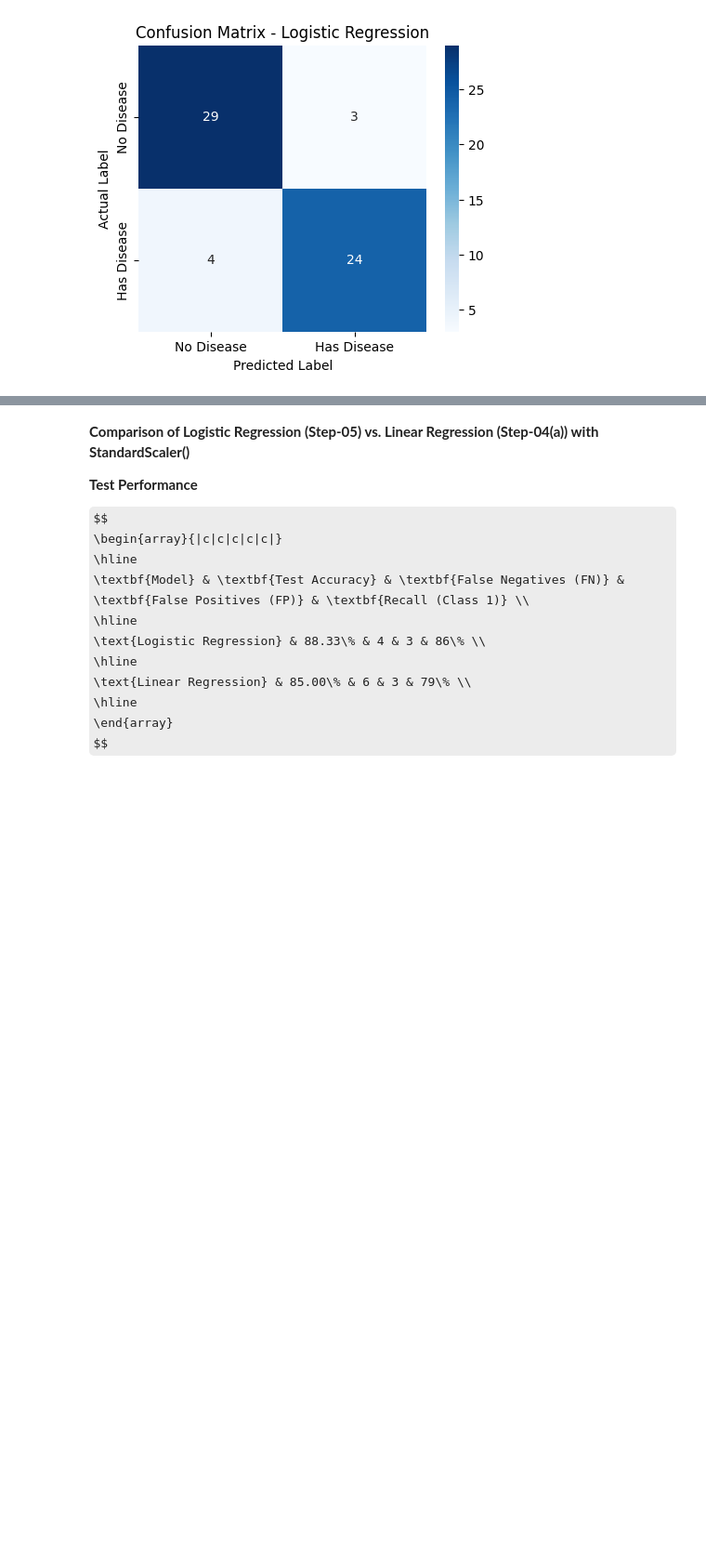
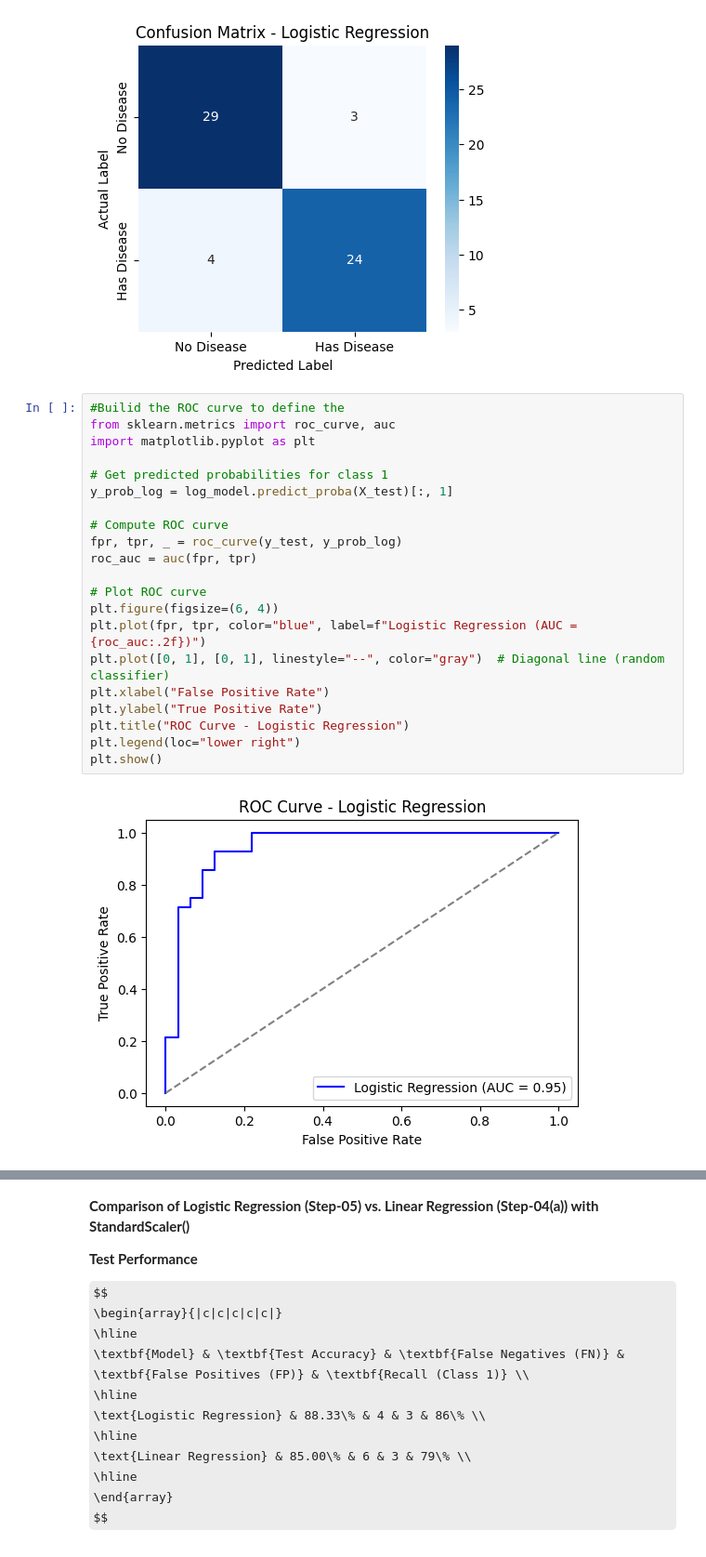
Before and after one commit to venkatanadikatla/pytorch, a Jupyter notebook: Heart_Disease_Prediction_Classification_model_with_Linear_Regression.ipynb, the cells around one changed output, grey strips where cells are left out. Shown: that part at 93% size. Saved outputs shown, nothing was run; the diff lists cells and outputs as text; some formulas as TeX source; blank space fills up the shorter version.

```diff
--- a/Heart_Disease_Prediction_Classification_model_with_Linear_Regression.ipynb
+++ b/Heart_Disease_Prediction_Classification_model_with_Linear_Regression.ipynb
@@ -1027,6 +1020,29 @@ def plot_confusion_matrix(y_true, y_pred, model_name="Model"):
 plot_confusion_matrix(y_test, y_pred_log, "Logistic Regression")
 # %% [output]
 [figure]
+# %%
+#Builid the ROC curve to define the
+from sklearn.metrics import roc_curve, auc
+import matplotlib.pyplot as plt
+
+# Get predicted probabilities for class 1
+y_prob_log = log_model.predict_proba(X_test)[:, 1]
+
+# Compute ROC curve
+fpr, tpr, _ = roc_curve(y_test, y_prob_log)
+roc_auc = auc(fpr, tpr)
+
+# Plot ROC curve
+plt.figure(figsize=(6, 4))
+plt.plot(fpr, tpr, color="blue", label=f"Logistic Regression (AUC = {roc_auc:.2f})")
+plt.plot([0, 1], [0, 1], linestyle="--", color="gray")  # Diagonal line (random classifier)
+plt.xlabel("False Positive Rate")
+plt.ylabel("True Positive Rate")
+plt.title("ROC Curve - Logistic Regression")
+plt.legend(loc="lower right")
+plt.show()
+# %% [output]
+[figure, added]
 # %% [markdown]
 **Results for Step-05: Logistic Regression with StandardScaler():**
 
```
Also changed, not shown: parts of 3 cells of this notebook.
